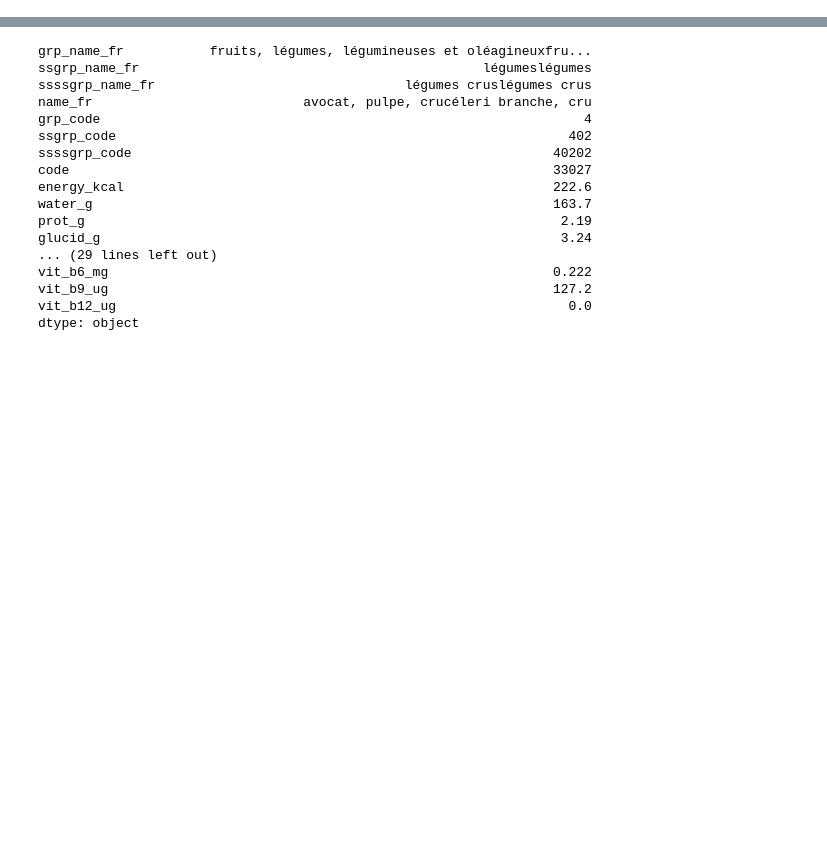
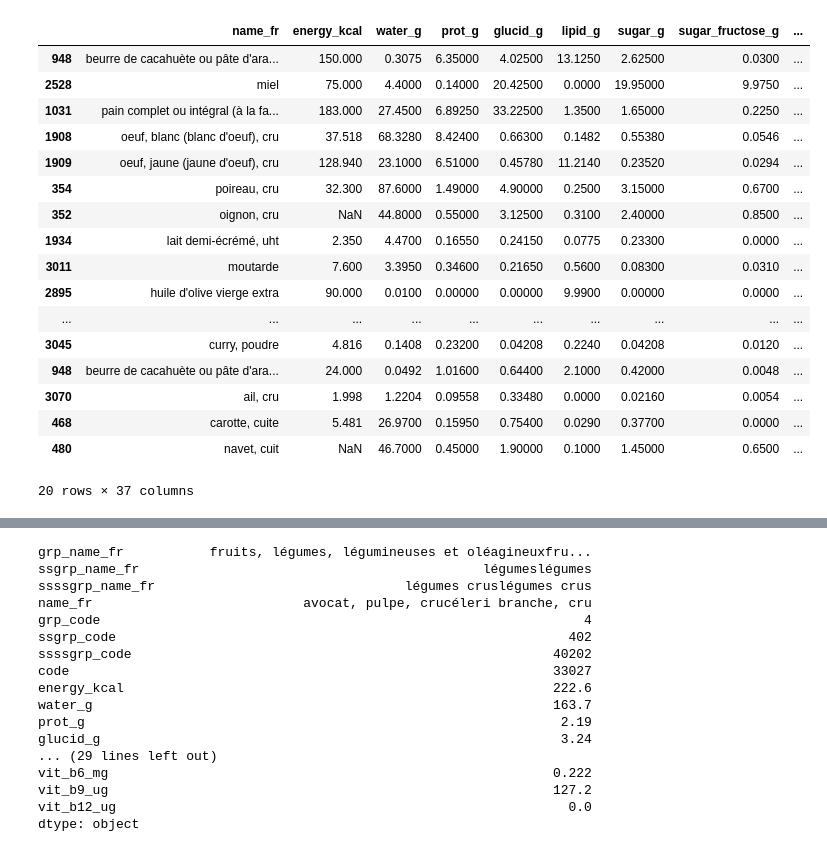
Before and after one commit to francoisWeber/nutri-checker, a Jupyter notebook: notebooks/dev.ipynb, the cells around one changed output, grey strips where cells are left out. Saved outputs shown, nothing was run; the diff lists cells and outputs as text; code cells hidden in the pictures; blank space fills up the shorter version.

```diff
--- a/notebooks/dev.ipynb
+++ b/notebooks/dev.ipynb
@@ -11,0 +63,24 @@ nutri_index = NutriIndex(df)
+# %%
+nutri_daily = index.retrieve(alims)
+aa = pd.concat([nutri_daily[["name_fr"]], nutri_daily[COLUMNS_QUANTI] * np.array([qts]).T / 100], axis=1)
+aa
+#(nutri_daily[COLUMNS_QUANTI] * np.array([qts]).T / 100).fillna(0).sum()
+# %% [output]
+|  | name_fr | energy_kcal | water_g | prot_g | glucid_g | lipid_g | sugar_g | sugar_fructose_g | ... |
+| 948 | beurre de cacahuète ou pâte d'ara... | 150.000 | 0.3075 | 6.35000 | 4.02500 | 13.1250 | 2.62500 | 0.0300 | ... |
+| 2528 | miel | 75.000 | 4.4000 | 0.14000 | 20.42500 | 0.0000 | 19.95000 | 9.9750 | ... |
+| 1031 | pain complet ou intégral (à la fa... | 183.000 | 27.4500 | 6.89250 | 33.22500 | 1.3500 | 1.65000 | 0.2250 | ... |
+| 1908 | oeuf, blanc (blanc d'oeuf), cru | 37.518 | 68.3280 | 8.42400 | 0.66300 | 0.1482 | 0.55380 | 0.0546 | ... |
+| 1909 | oeuf, jaune (jaune d'oeuf), cru | 128.940 | 23.1000 | 6.51000 | 0.45780 | 11.2140 | 0.23520 | 0.0294 | ... |
+| 354 | poireau, cru | 32.300 | 87.6000 | 1.49000 | 4.90000 | 0.2500 | 3.15000 | 0.6700 | ... |
+| 352 | oignon, cru | NaN | 44.8000 | 0.55000 | 3.12500 | 0.3100 | 2.40000 | 0.8500 | ... |
+| 1934 | lait demi-écrémé, uht | 2.350 | 4.4700 | 0.16550 | 0.24150 | 0.0775 | 0.23300 | 0.0000 | ... |
+| 3011 | moutarde | 7.600 | 3.3950 | 0.34600 | 0.21650 | 0.5600 | 0.08300 | 0.0310 | ... |
+| 2895 | huile d'olive vierge extra | 90.000 | 0.0100 | 0.00000 | 0.00000 | 9.9900 | 0.00000 | 0.0000 | ... |
+| ... | ... | ... | ... | ... | ... | ... | ... | ... | ... |
+| 3045 | curry, poudre | 4.816 | 0.1408 | 0.23200 | 0.04208 | 0.2240 | 0.04208 | 0.0120 | ... |
+| 948 | beurre de cacahuète ou pâte d'ara... | 24.000 | 0.0492 | 1.01600 | 0.64400 | 2.1000 | 0.42000 | 0.0048 | ... |
+| 3070 | ail, cru | 1.998 | 1.2204 | 0.09558 | 0.33480 | 0.0000 | 0.02160 | 0.0054 | ... |
+| 468 | carotte, cuite | 5.481 | 26.9700 | 0.15950 | 0.75400 | 0.0290 | 0.37700 | 0.0000 | ... |
+| 480 | navet, cuit | NaN | 46.7000 | 0.45000 | 1.90000 | 0.1000 | 1.45000 | 0.6500 | ... |
+20 rows × 37 columns
```
Also changed, not shown: parts of 8 cells of this notebook.
